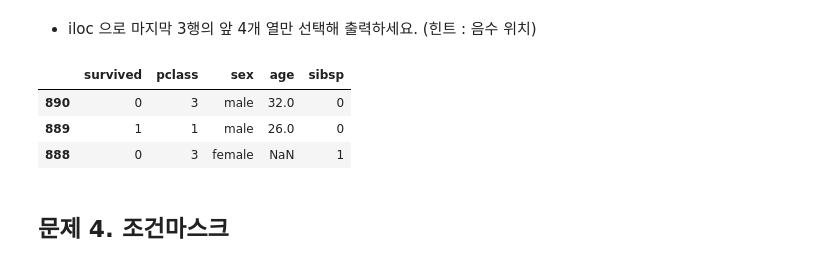
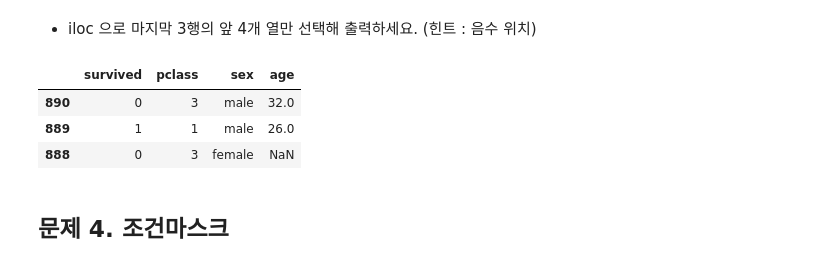
Before and after one commit to anjsi029/pandas-assignment, a Jupyter notebook: report1106.ipynb, the cells around one changed output. Cells and saved outputs as stored; diff of their text form; code cells hidden in the pictures.

```diff
--- a/report1106.ipynb
+++ b/report1106.ipynb
@@ -129,12 +129,12 @@ iloc의 length: 5
 # %% [markdown]
 - iloc 으로 마지막 3행의 앞 4개 열만 선택해 출력하세요. (힌트 : 음수 위치)
 # %%
-titanic.iloc[:887:-1,:5]
+titanic.iloc[:887:-1,:4]
 # %% [output]
-|  | survived | pclass | sex | age | sibsp |
-| 890 | 0 | 3 | male | 32.0 | 0 |
-| 889 | 1 | 1 | male | 26.0 | 0 |
-| 888 | 0 | 3 | female | NaN | 1 |
+|  | survived | pclass | sex | age |
+| 890 | 0 | 3 | male | 32.0 |
+| 889 | 1 | 1 | male | 26.0 |
+| 888 | 0 | 3 | female | NaN |
 # %% [markdown]
 ## 문제 4. 조건마스크
 # %% [markdown]
```
Also changed, not shown: parts of 1 cell of this notebook.
